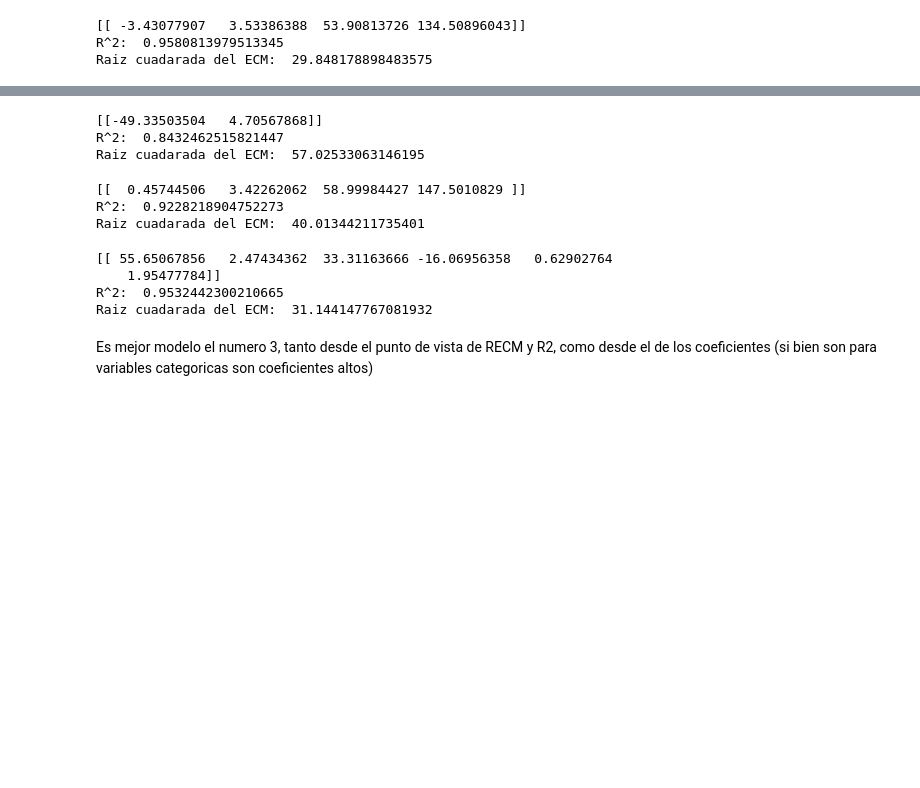
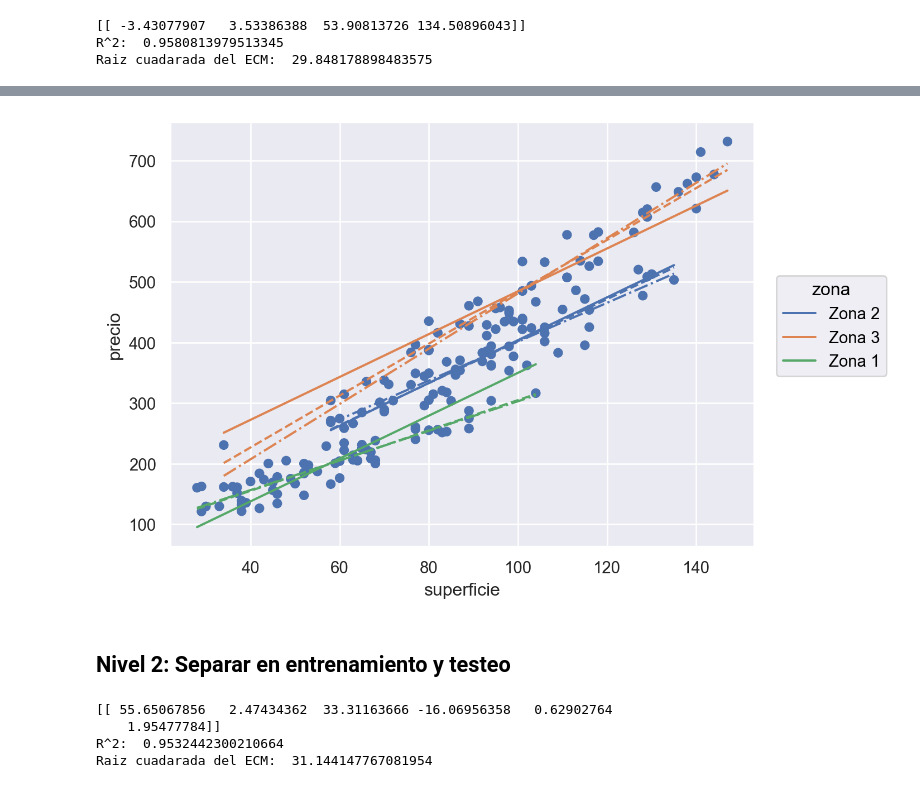
Before and after one commit to bravoivanagustin/LaboDeDatos, a Jupyter notebook: Guia_5.ipynb, the cells around one changed output, grey strips where cells are left out. Drawn from its saved outputs; the diff is of its cells as text; code cells hidden in the pictures; blank space fills up the shorter version.

```diff
--- a/Guia_5.ipynb
+++ b/Guia_5.ipynb
@@ -201,9 +183,9 @@ Nivel 1: Entrenemos cada modelo en todos los datos
 # %%
 inm = pd.read_csv("inmuebles.csv")
 # %%
-y1, X1 = Formula("precio ~ superficie").get_model_matrix(inm)
+y1, X1 = Formula("precio ~ superficie * zona").get_model_matrix(inm)
 y2, X2 = Formula("precio ~ superficie + zona").get_model_matrix(inm)
-y3, X3 = Formula("precio ~ superficie * zona").get_model_matrix(inm)
+y3, X3 = Formula("precio ~ superficie : zona").get_model_matrix(inm)
 # %%
 modelo = linear_model.LinearRegression(fit_intercept = False)
 modelo.fit(X1,y1)
@@ -260,45 +225,12 @@ X3_train, X3_test, y3_train, y3_test = train_test_split(X3, y3, test_size=0.2, r
-# %%
-modelo = linear_model.LinearRegression(fit_intercept = False)
-modelo.fit(X1_train,y1_train)
-print(modelo.coef_)
-y1_pred = modelo.predict(X1_test).flatten()
-
-r2 = r2_score(y1_test, y1_pred)
-print('R^2: ', r2)
-ecm = mean_squared_error(y1_test, y1_pred)
-print('Raiz cuadarada del ECM: ', np.sqrt(ecm))
-# %% [output]
-[[-49.33503504   4.70567868]]
-R^2:  0.8432462515821447
-Raiz cuadarada del ECM:  57.02533063146195
-# %%
-modelo = linear_model.LinearRegression(fit_intercept = False)
-modelo.fit(X2_train,y2_train)
-print(modelo.coef_)
-y2_pred = modelo.predict(X2_test).flatten()
-
-r2 = r2_score(y2_test, y2_pred)
-print('R^2: ', r2)
-ecm = mean_squared_error(y2_test, y2_pred)
-print('Raiz cuadarada del ECM: ', np.sqrt(ecm))
-# %% [output]
-[[  0.45744506   3.42262062  58.99984427 147.5010829 ]]
-R^2:  0.9228218904752273
-Raiz cuadarada del ECM:  40.01344211735401
-# %%
-modelo = linear_model.LinearRegression(fit_intercept = False)
-modelo.fit(X3_train,y3_train)
-print(modelo.coef_)
-y3_pred = modelo.predict(X3_test).flatten()
-
-r2 = r2_score(y3_test, y3_pred)
-print('R^2: ', r2)
-ecm = mean_squared_error(y3_test, y3_pred)
-print('Raiz cuadarada del ECM: ', np.sqrt(ecm))
-# %% [output]
-[[ 55.65067856   2.47434362  33.31163666 -16.06956358   0.62902764
-    1.95477784]]
-R^2:  0.9532442300210665
-Raiz cuadarada del ECM:  31.144147767081932
-# %% [markdown]
-Es mejor modelo el numero 3, tanto desde el punto de vista de RECM y R2, como desde el de los coeficientes (si bien son para variables categoricas son coeficientes altos)
+# %%
+(
+    so.Plot(inm, x = "superficie", y = "precio")
+    .add(so.Dot())
+    .add(so.Line(linestyle= '-.'), y = y1_pred, color = "zona")
+    .add(so.Line(), y = y2_pred, color = "zona")
+    .add(so.Line(linestyle='--'), y = y3_pred, color = "zona")
+)
+# %% [output]
+[figure, added]
+# %% [markdown]
+## Nivel 2: Separar en entrenamiento y testeo
@@ -304,0 +248,15 @@ Es mejor modelo el numero 3, tanto desde el punto de vista de RECM y R2, como de
+# %%
+modelo = linear_model.LinearRegression(fit_intercept = False)
+modelo.fit(X1_train,y_train)
+print(modelo.coef_)
+y1_pred = modelo.predict(X1_test).flatten()
+
+r2 = r2_score(y_test, y1_pred)
+print('R^2: ', r2)
+ecm = mean_squared_error(y_test, y1_pred)
+print('Raiz cuadarada del ECM: ', np.sqrt(ecm))
+# %% [output]
+[[ 55.65067856   2.47434362  33.31163666 -16.06956358   0.62902764
+    1.95477784]]
+R^2:  0.9532442300210664
+Raiz cuadarada del ECM:  31.144147767081954
```
Also changed, not shown: parts of 59 cells of this notebook.
